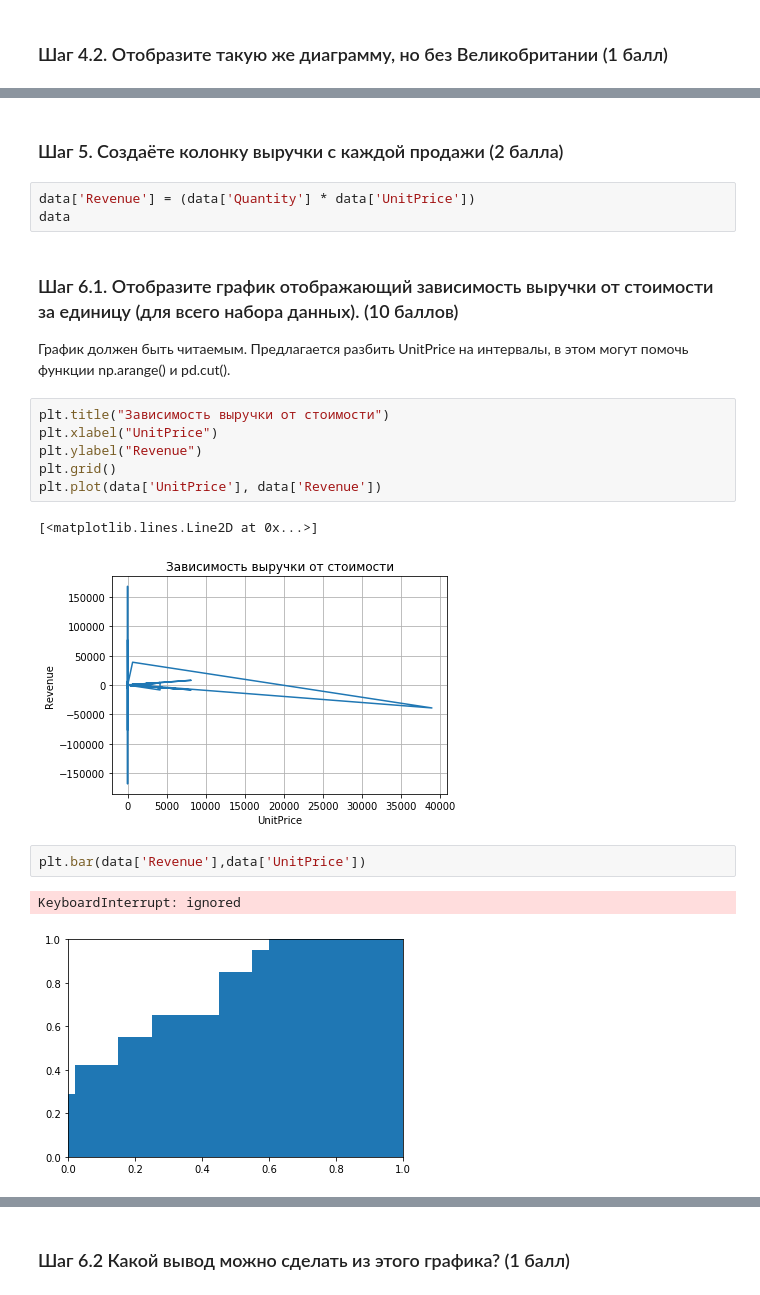
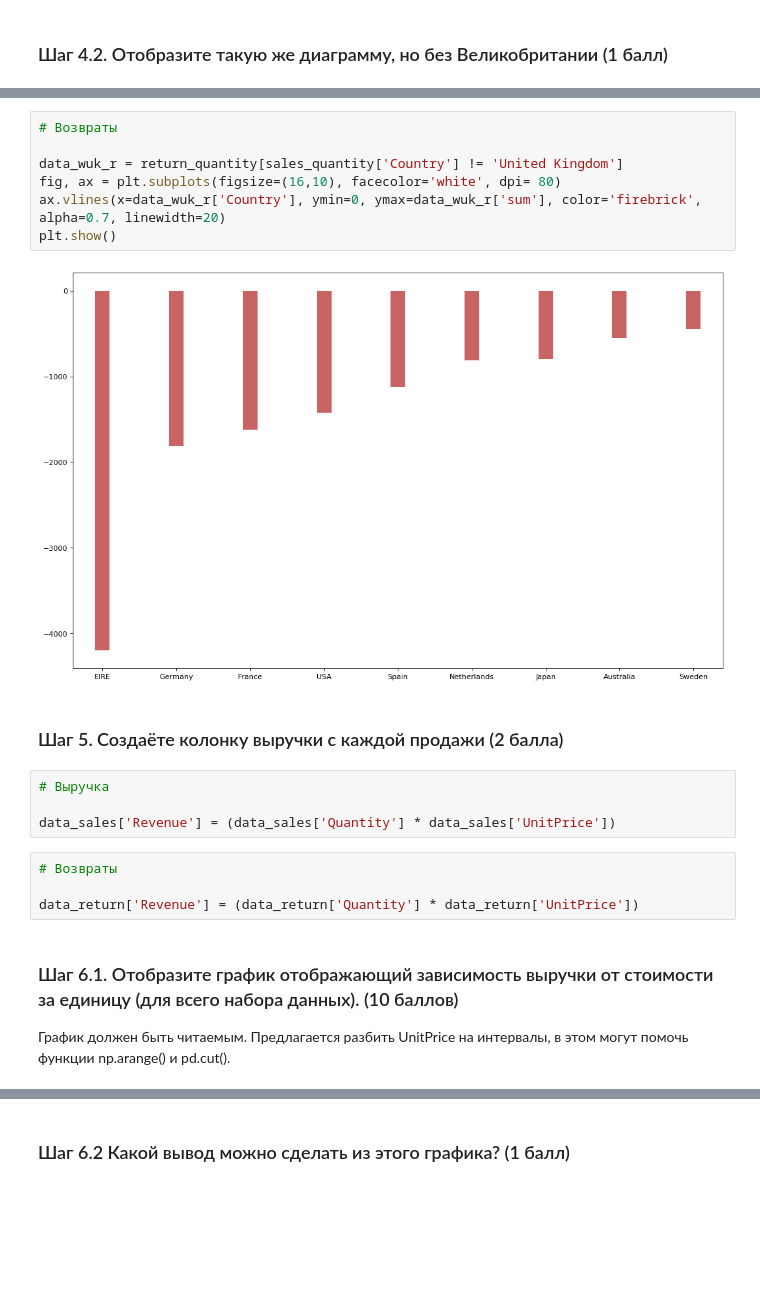
Before and after one commit to theysee/sberbank_reboot, a Jupyter notebook: Промежуточное_тестирование_Творческое_задание_Сергей_Артеев.ipynb, the cells around one changed output, grey strips where cells are left out. Cells and saved outputs as stored; diff of their text form; blank space fills up the shorter version.

```diff
--- a/Промежуточное_тестирование_Творческое_задание_Сергей_Артеев.ipynb
+++ b/Промежуточное_тестирование_Творческое_задание_Сергей_Артеев.ipynb
@@ -146,22 +178,22 @@ fig.show()
+# %%
+# Возвраты
+
+data_wuk_r = return_quantity[sales_quantity['Country'] != 'United Kingdom']
+fig, ax = plt.subplots(figsize=(16,10), facecolor='white', dpi= 80)
+ax.vlines(x=data_wuk_r['Country'], ymin=0, ymax=data_wuk_r['sum'], color='firebrick', alpha=0.7, linewidth=20)
+plt.show()
+# %% [output]
+[figure, added]
 # %% [markdown]
 ### Шаг 5. Создаёте колонку выручки с каждой продажи (2 балла)
-# %%
-data['Revenue'] = (data['Quantity'] * data['UnitPrice'])
-data
+# %%
+# Выручка
+
+data_sales['Revenue'] = (data_sales['Quantity'] * data_sales['UnitPrice'])
+# %%
+# Возвраты
+
+data_return['Revenue'] = (data_return['Quantity'] * data_return['UnitPrice'])
 # %% [markdown]
 ### Шаг 6.1. Отобразите график отображающий зависимость выручки от стоимости за единицу (для всего набора данных). (10 баллов)
 График должен быть читаемым. Предлагается разбить UnitPrice на интервалы, в этом могут помочь функции np.arange() и pd.cut().
-# %%
-plt.title("Зависимость выручки от стоимости")
-plt.xlabel("UnitPrice")
-plt.ylabel("Revenue")
-plt.grid()
-plt.plot(data['UnitPrice'], data['Revenue'])
-# %% [output]
-[<matplotlib.lines.Line2D at 0x...>]
-[figure, removed]
-# %%
-plt.bar(data['Revenue'],data['UnitPrice'])
-# %% [output]
-KeyboardInterrupt: ignored
-[figure, removed]
```
Also changed, not shown: parts of 10 cells of this notebook.
